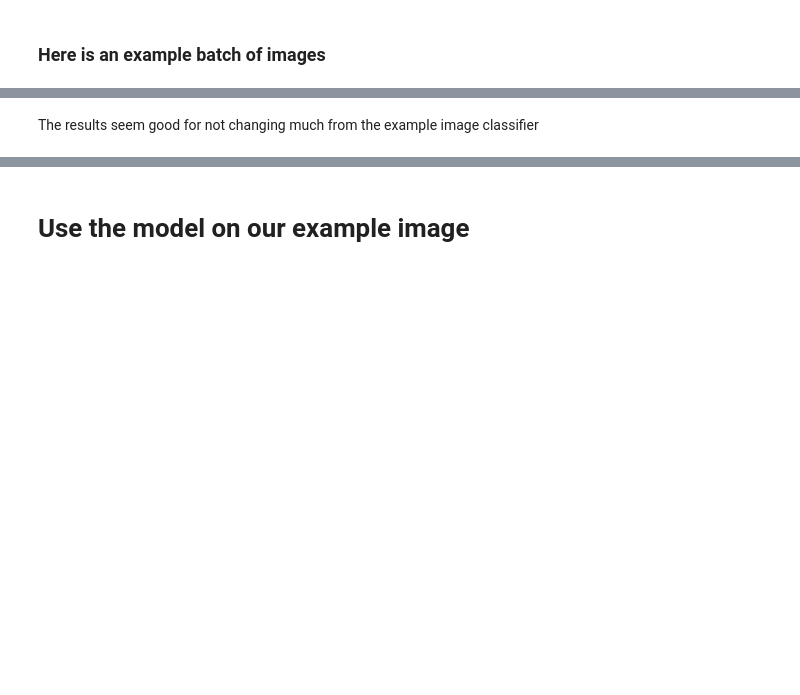
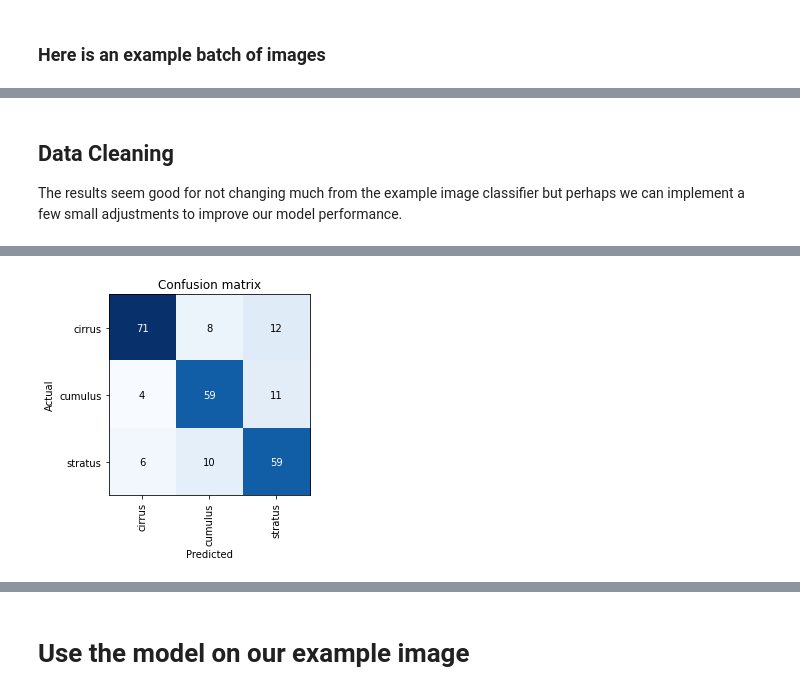
Before and after one commit to RobTheOceanographer/FastClouds, a Jupyter notebook: fastclouds.ipynb, the cells around one changed output, grey strips where cells are left out. Drawn from its saved outputs; the diff is of its cells as text; code cells hidden in the pictures; blank space fills up the shorter version.

```diff
--- a/fastclouds.ipynb
+++ b/fastclouds.ipynb
@@ -136,2 +137,8 @@ Downloading: "https://download.pytorch.org/models/resnet18-f37072fd.pth" to /roo
 # %% [markdown]
-The results seem good for not changing much from the example image classifier
+## Data Cleaning
+
+The results seem good for not changing much from the example image classifier but perhaps we can implement a few small adjustments to improve our model performance.
+# %%
+interp = ClassificationInterpretation.from_learner(learn)
+interp.plot_confusion_matrix()
+# %% [output]
@@ -137,0 +147 @@ The results seem good for not changing much from the example image classifier
+[figure, added]
```
Also changed, not shown: parts of 23 cells of this notebook.
